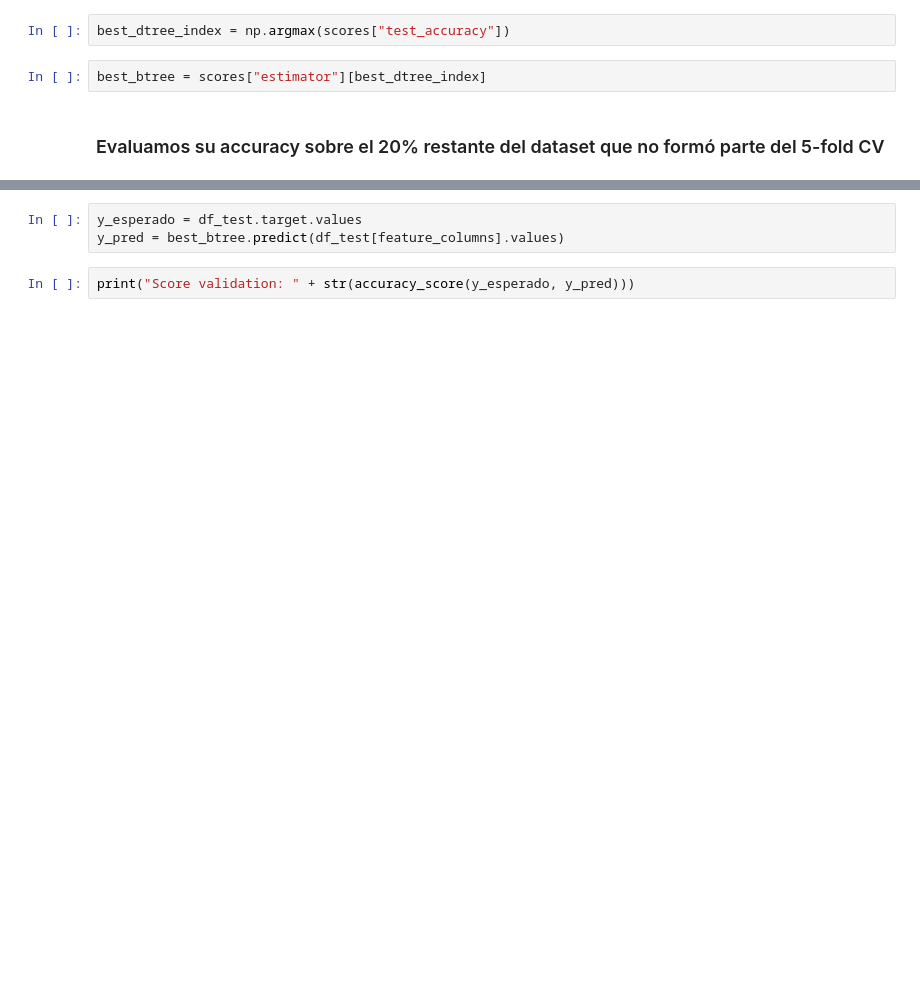
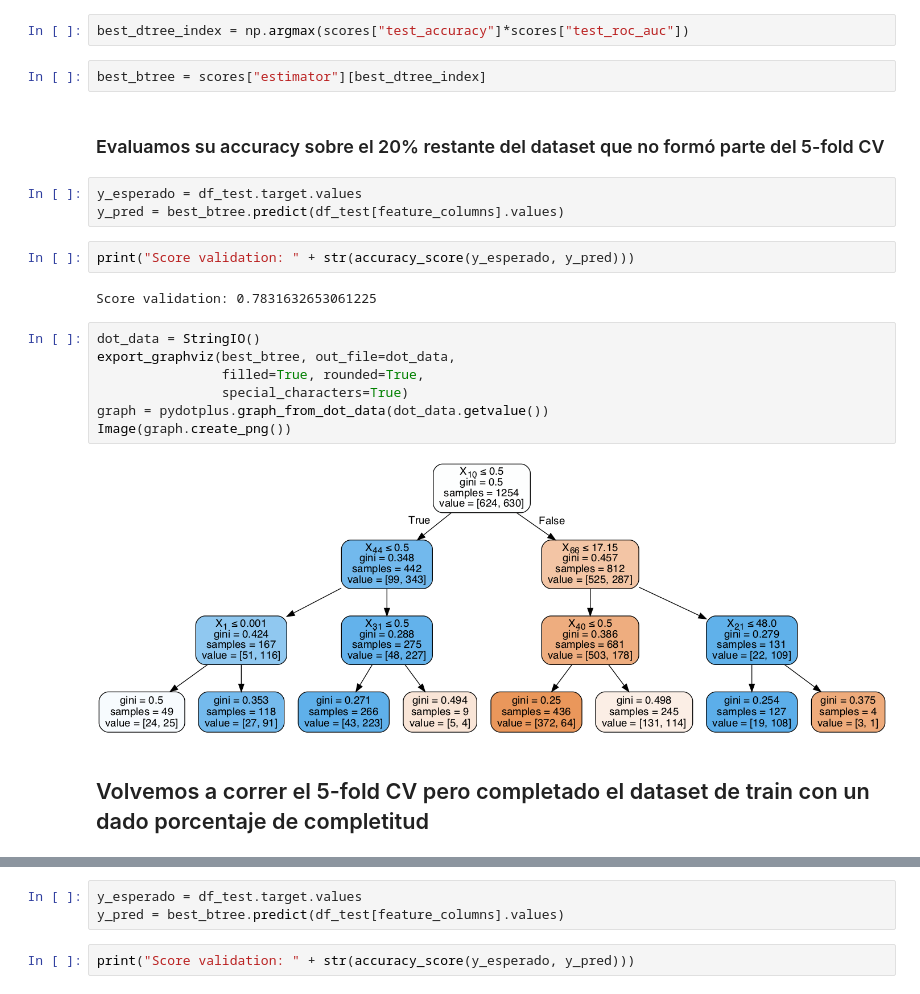
Before and after one commit to pabloveraML/decision_tree, a Jupyter notebook: Final_dataset_maestria - 3.0.ipynb, the cells around one changed output, grey strips where cells are left out. Saved outputs shown, nothing was run; the diff lists cells and outputs as text; blank space fills up the shorter version.

```diff
--- a/Final_dataset_maestria - 3.0.ipynb
+++ b/Final_dataset_maestria - 3.0.ipynb
@@ -298,8 +305,26 @@ cv_5_fold_resultados.describe()
 # %% [markdown]
 ### Seleccionamos el árbol que mejor accuracy haya tenido durante el train
 # %%
-best_dtree_index = np.argmax(scores["test_accuracy"])
+best_dtree_index = np.argmax(scores["test_accuracy"]*scores["test_roc_auc"])
 # %%
 best_btree = scores["estimator"][best_dtree_index]
 # %% [markdown]
 ### Evaluamos su accuracy sobre el 20% restante del dataset que no formó parte del 5-fold CV
+# %%
+y_esperado = df_test.target.values
+y_pred = best_btree.predict(df_test[feature_columns].values)
+# %%
+print("Score validation: " + str(accuracy_score(y_esperado, y_pred)))
+# %% [output]
+Score validation: 0.7831632653061225
+# %%
+dot_data = StringIO()
+export_graphviz(best_btree, out_file=dot_data,
+                filled=True, rounded=True,
+                special_characters=True)
+graph = pydotplus.graph_from_dot_data(dot_data.getvalue())
+Image(graph.create_png())
+# %% [output]
+[figure, added]
+# %% [markdown]
+## Volvemos a correr el 5-fold CV pero completado el dataset de train con un dado porcentaje de completitud
```
Also changed, not shown: parts of 44 cells of this notebook.
